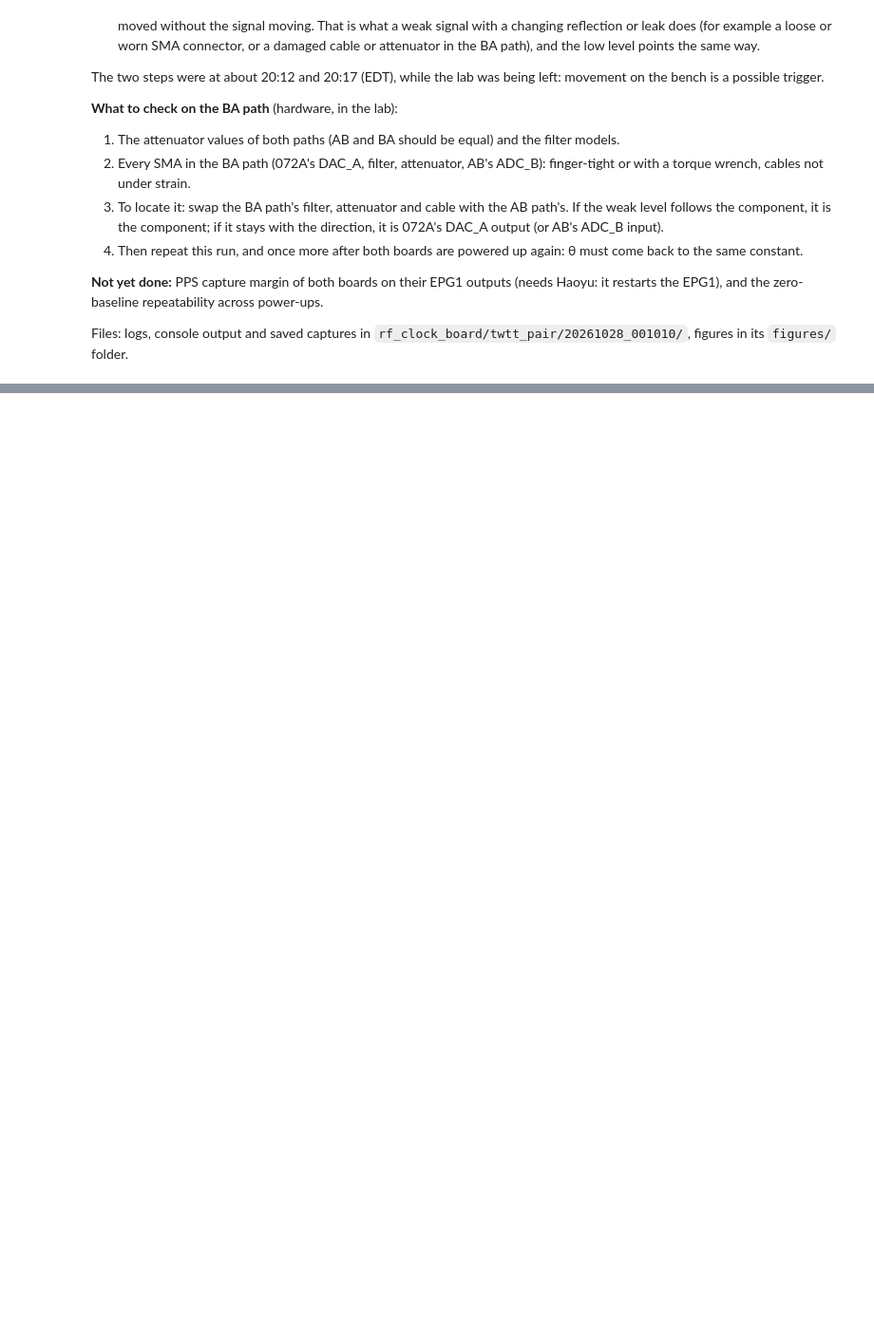
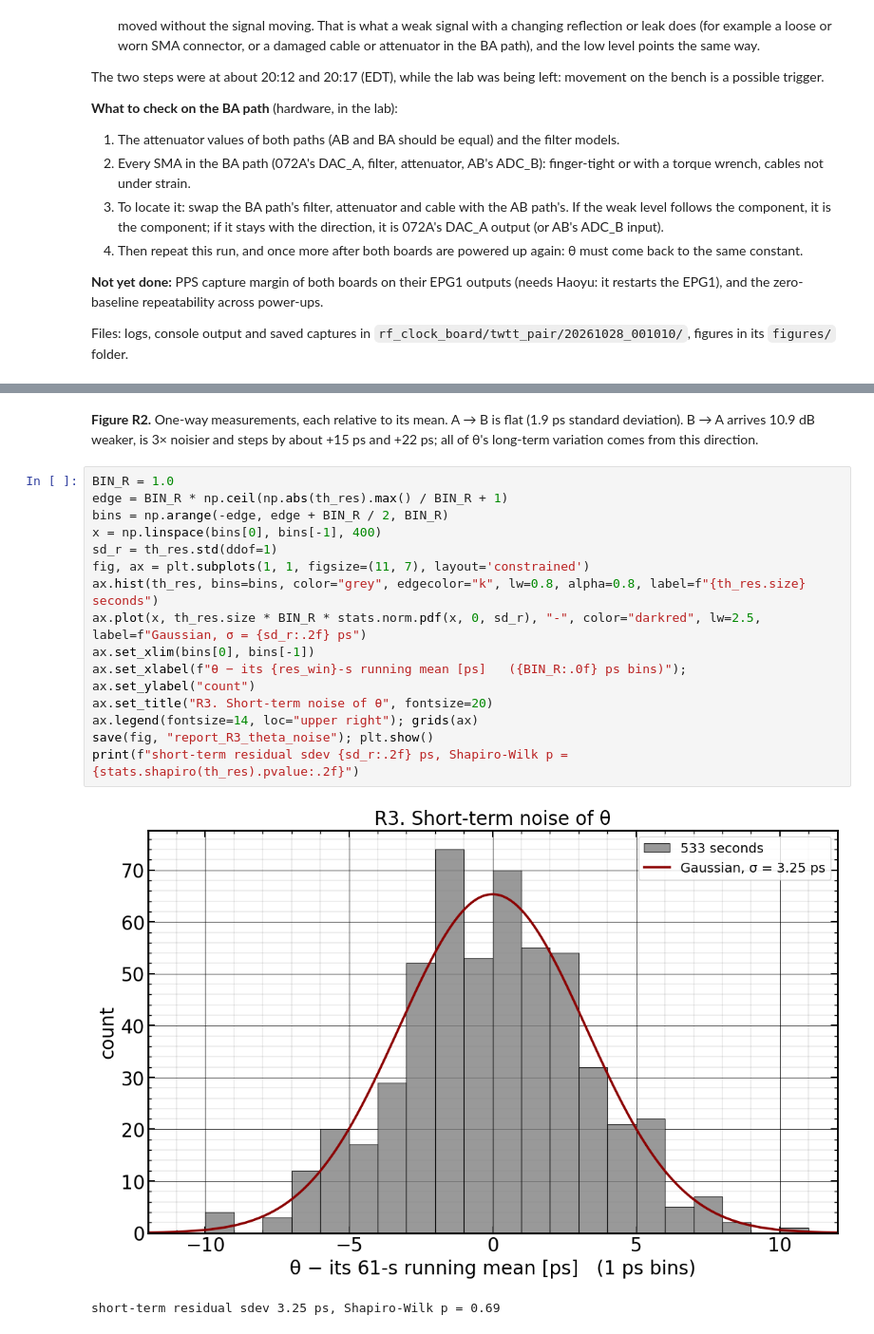
Before and after one commit to felipe-mazzi/PRN, a Jupyter notebook: TWTT_two_board_Oct_27.ipynb, the cells around one changed output, grey strips where cells are left out. Shown at 95% size. Cells and saved outputs as stored; diff of their text form; blank space fills up the shorter version.

```diff
--- a/TWTT_two_board_Oct_27.ipynb
+++ b/TWTT_two_board_Oct_27.ipynb
@@ -466,0 +585,20 @@ Files: logs, console output and saved captures in `rf_clock_board/twtt_pair/2026
+# %% [markdown]
+**Figure R2.** One-way measurements, each relative to its mean. A → B is flat (1.9 ps standard deviation). B → A arrives 10.9 dB weaker, is 3× noisier and steps by about +15 ps and +22 ps; all of θ's long-term variation comes from this direction.
+# %%
+BIN_R = 1.0
+edge = BIN_R * np.ceil(np.abs(th_res).max() / BIN_R + 1)
+bins = np.arange(-edge, edge + BIN_R / 2, BIN_R)
+x = np.linspace(bins[0], bins[-1], 400)
+sd_r = th_res.std(ddof=1)
+fig, ax = plt.subplots(1, 1, figsize=(11, 7), layout='constrained')
+ax.hist(th_res, bins=bins, color="grey", edgecolor="k", lw=0.8, alpha=0.8, label=f"{th_res.size} seconds")
+ax.plot(x, th_res.size * BIN_R * stats.norm.pdf(x, 0, sd_r), "-", color="darkred", lw=2.5, label=f"Gaussian, σ = {sd_r:.2f} ps")
+ax.set_xlim(bins[0], bins[-1])
+ax.set_xlabel(f"θ − its {res_win}-s running mean [ps]   ({BIN_R:.0f} ps bins)"); ax.set_ylabel("count")
+ax.set_title("R3. Short-term noise of θ", fontsize=20)
+ax.legend(fontsize=14, loc="upper right"); grids(ax)
+save(fig, "report_R3_theta_noise"); plt.show()
+print(f"short-term residual sdev {sd_r:.2f} ps, Shapiro-Wilk p = {stats.shapiro(th_res).pvalue:.2f}")
+# %% [output]
+[figure, added]
+short-term residual sdev 3.25 ps, Shapiro-Wilk p = 0.69
```
Also changed, not shown: parts of 11 cells of this notebook, 11 other files.
